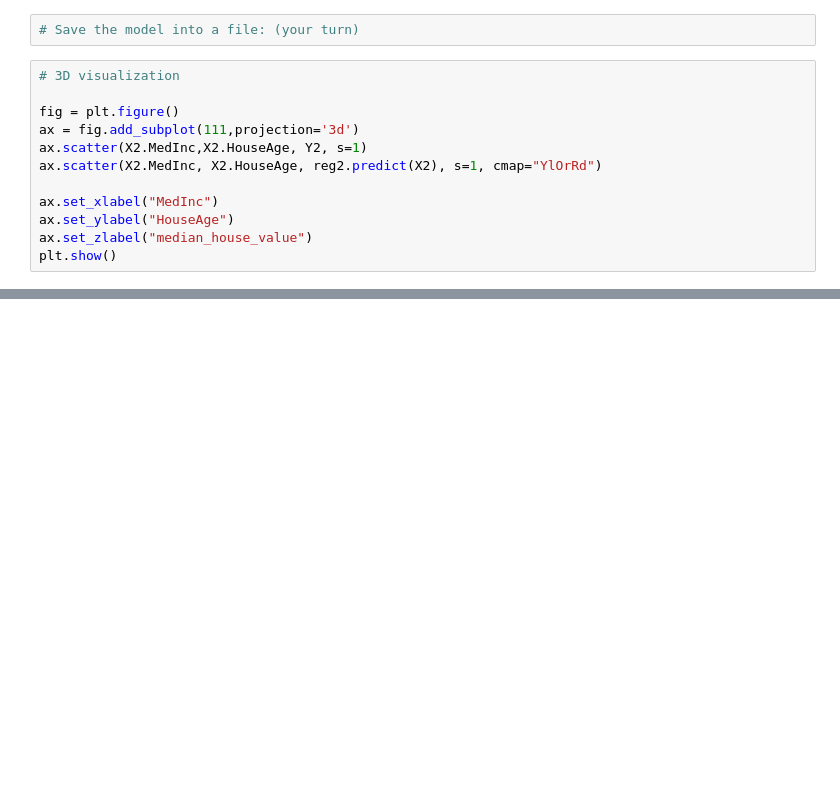
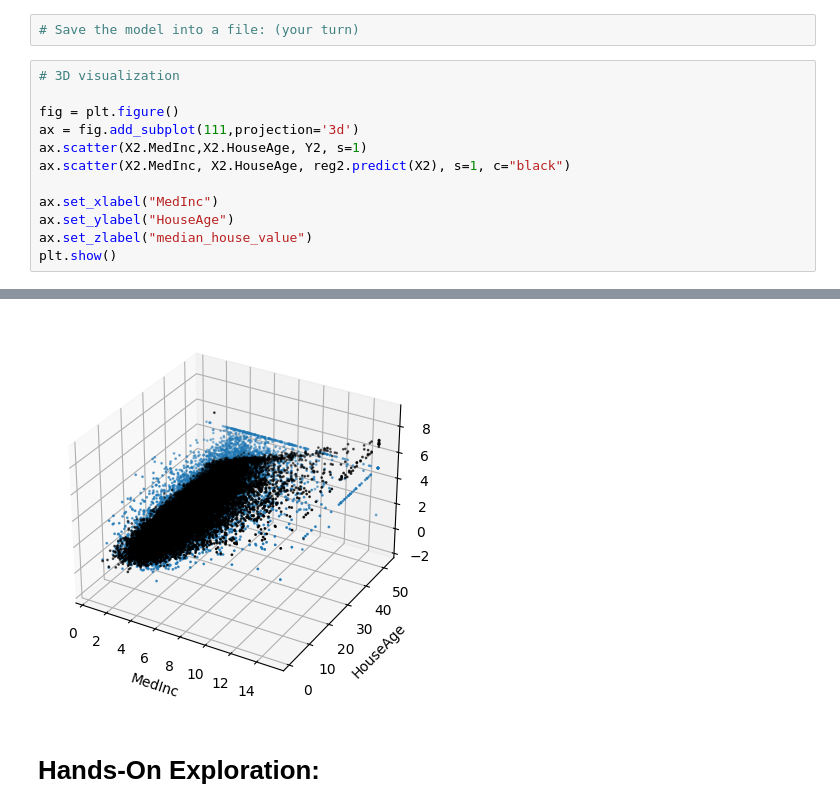
Before and after one commit to sergiolms/saturday-ai, a Jupyter notebook: linear_regression.ipynb, the cells around one changed output, grey strips where cells are left out. Saved outputs shown, nothing was run; the diff lists cells and outputs as text; blank space fills up the shorter version.

```diff
--- a/linear_regression.ipynb
+++ b/linear_regression.ipynb
@@ -209,7 +238,7 @@ pd.DataFrame([reg2.intercept_], columns =["Intercept"])
 fig = plt.figure()
 ax = fig.add_subplot(111,projection='3d')
 ax.scatter(X2.MedInc,X2.HouseAge, Y2, s=1)
-ax.scatter(X2.MedInc, X2.HouseAge, reg2.predict(X2), s=1, cmap="YlOrRd")
+ax.scatter(X2.MedInc, X2.HouseAge, reg2.predict(X2), s=1, c="black")
 
 ax.set_xlabel("MedInc")
 ax.set_ylabel("HouseAge")
@@ -220,0 +248,3 @@ plt.show()
+[figure, added]
+# %% [markdown]
+# Hands-On Exploration:
```
Also changed, not shown: parts of 21 cells of this notebook.
